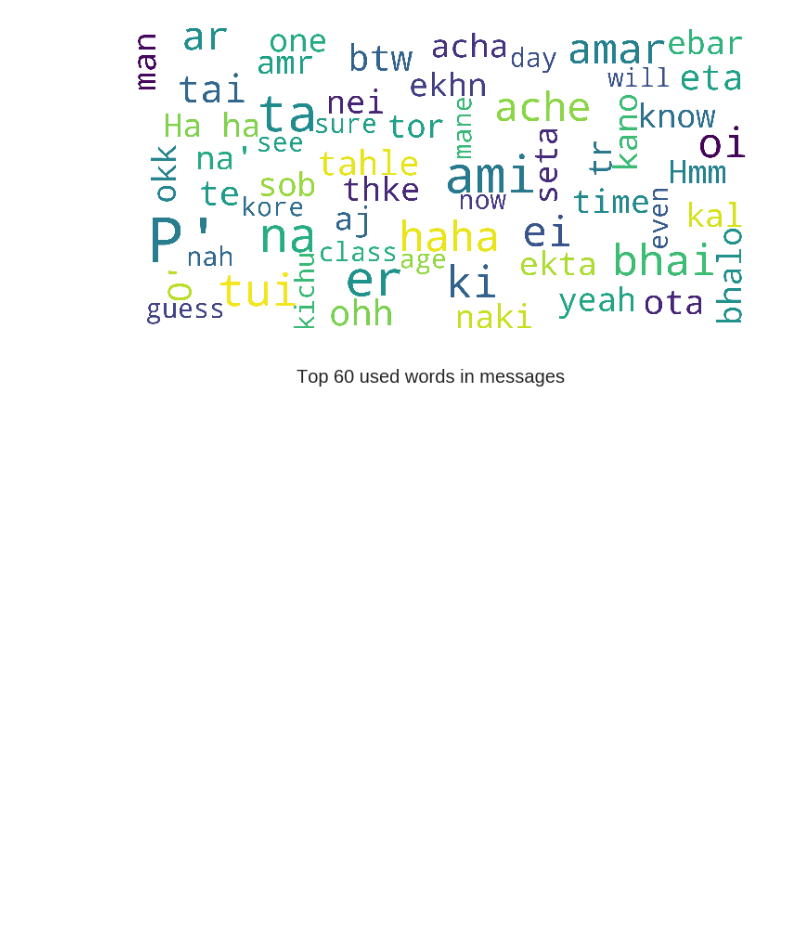
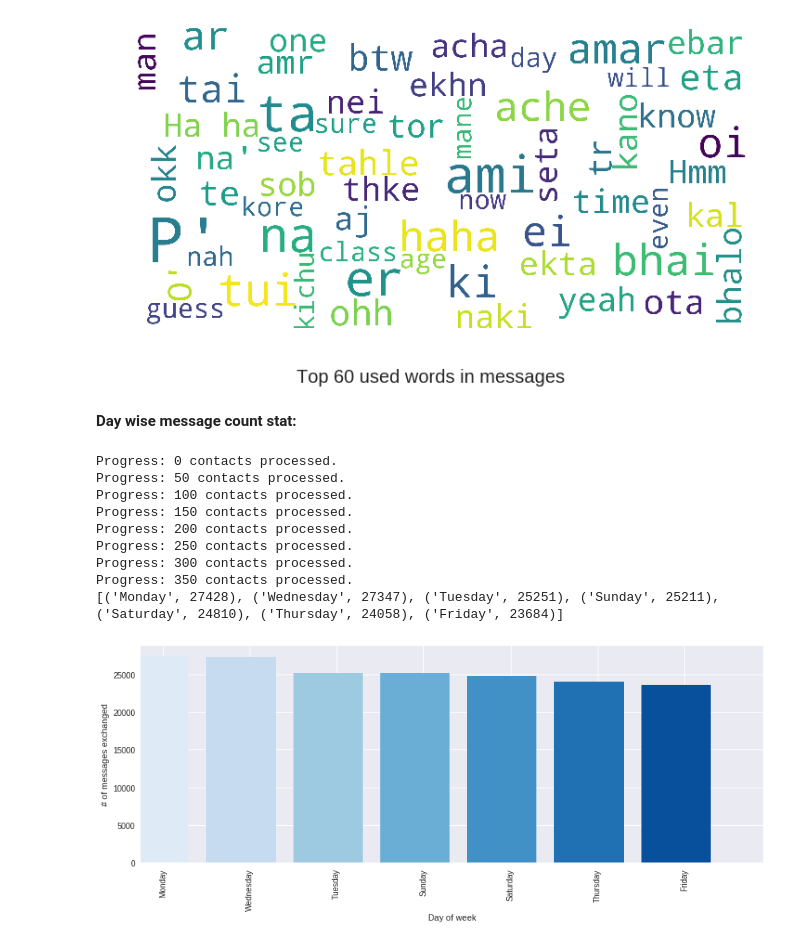
Before and after one commit to kaustavbhattacharjee/facebook-profile-data-analysis, a Jupyter notebook: FacebookDataVisualization.ipynb, the cells around one changed output. Cells and saved outputs as stored; diff of their text form; code cells hidden in the pictures; blank space fills up the shorter version.

Commit message:
Add graph of number of messages exchanged w.r.t day of week

```diff
--- a/FacebookDataVisualization.ipynb
+++ b/FacebookDataVisualization.ipynb
@@ -281,3 +283,5 @@ def show_wordcloud(dirname,count = 50, title = None):
 show_wordcloud('drive/COLAB/Facebook/Message/',60, 'Top 60 used words in messages')
 # %% [output]
 [figure]
+# %% [markdown]
+**Day wise message count stat:**
@@ -283,0 +312,39 @@ show_wordcloud('drive/COLAB/Facebook/Message/',60, 'Top 60 used words in message
+# %%
+def MessagebyWeekGraphHelper(dirname,printstat):
+  daydict = getDaywiseMessageCountStat(dirname)
+  daylist = sorted(daydict.items(), key=lambda x: x[1],reverse=True)
+  days = []
+  msgcount = []
+  for items in daylist:
+    days.append(items[0])
+    msgcount.append(items[1])
+  if printstat:
+    print daylist
+  return days, msgcount
+# %%
+def getMessagebyWeekGraph(dirname,printstat = False):
+  x,y = MessagebyWeekGraphHelper(dirname,printstat)
+  sns.set_context(rc={"figure.figsize": (14, 5)})
+  nd = np.arange(7)
+  width=0.2
+  #plt.xticks(nd+width/2., ('1','1000','1001'))
+  plt.xticks(nd+width/2., x,rotation = 90)
+  plt.xlim(-0.15,7)
+  plt.xlabel("Day of week")
+  plt.ylabel("# of messages exchanged")
+  fig = plt.bar(nd, y, color=sns.color_palette("Blues",7))
+  #plt.legend(fig, ['First','Second','Third'], loc = "upper left", title = "cat")
+  plt.show()
+# %%
+getMessagebyWeekGraph('drive/COLAB/Facebook/Message/', True)
+# %% [output]
+Progress: 0 contacts processed.
+Progress: 50 contacts processed.
+Progress: 100 contacts processed.
+Progress: 150 contacts processed.
+Progress: 200 contacts processed.
+Progress: 250 contacts processed.
+Progress: 300 contacts processed.
+Progress: 350 contacts processed.
+[('Monday', 27428), ('Wednesday', 27347), ('Tuesday', 25251), ('Sunday', 25211), ('Saturday', 24810), ('Thursday', 24058), ('Friday', 23684)]
+[figure, added]
```
Also changed, not shown: parts of 5 cells of this notebook.
